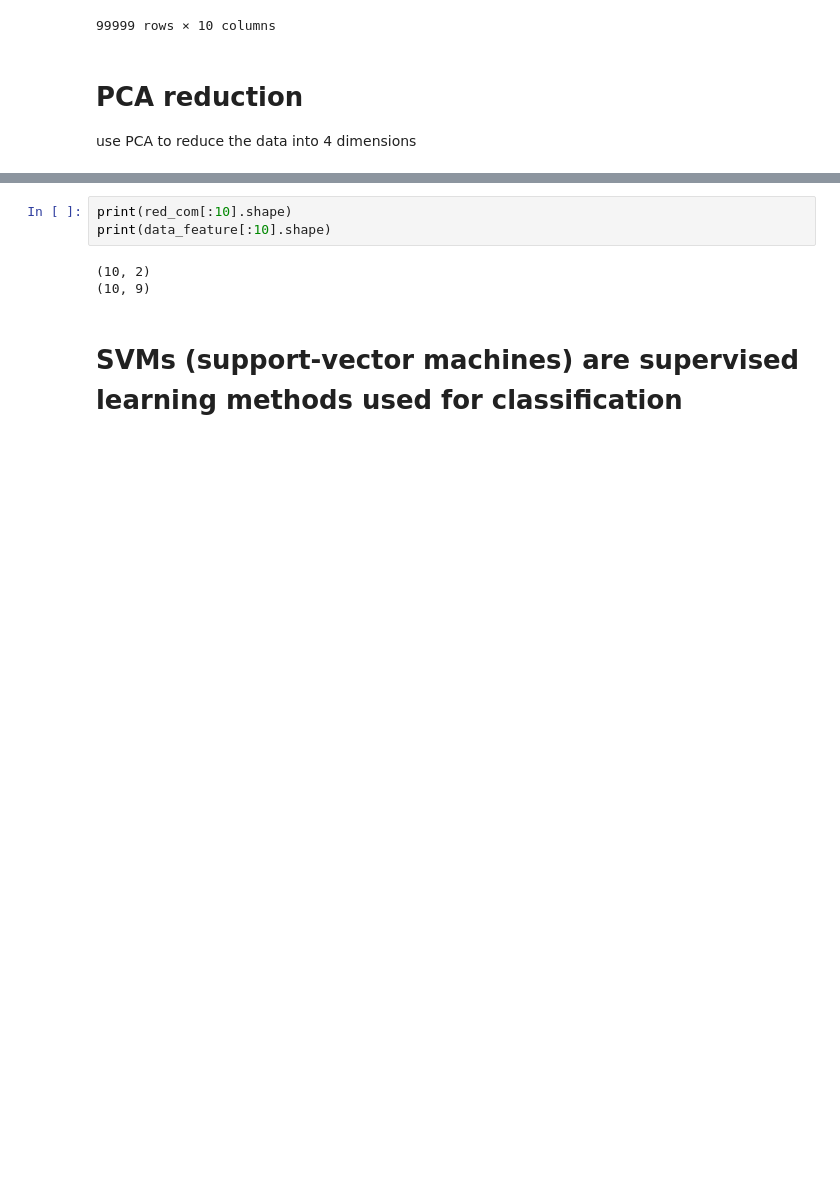
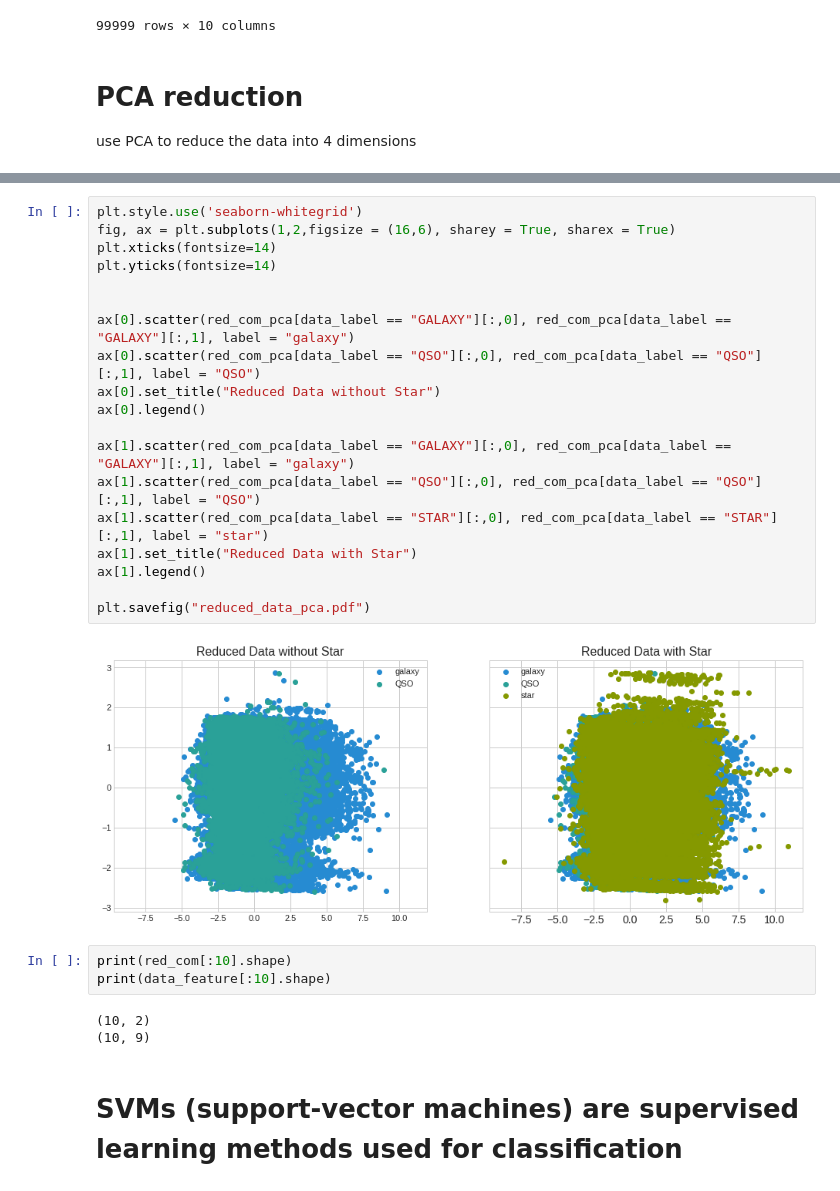
Before and after one commit to LiurongLin/IML_2022, a Jupyter notebook: A2/IML_Assignment_2.ipynb, the cells around one changed output, grey strips where cells are left out. Cells and saved outputs as stored; diff of their text form; blank space fills up the shorter version.

```diff
--- a/A2/IML_Assignment_2.ipynb
+++ b/A2/IML_Assignment_2.ipynb
@@ -158,3 +163,24 @@ plt.legend()
+# %%
+plt.style.use('seaborn-whitegrid')
+fig, ax = plt.subplots(1,2,figsize = (16,6), sharey = True, sharex = True)
+plt.xticks(fontsize=14)
+plt.yticks(fontsize=14)
+
+
+ax[0].scatter(red_com_pca[data_label == "GALAXY"][:,0], red_com_pca[data_label == "GALAXY"][:,1], label = "galaxy")
+ax[0].scatter(red_com_pca[data_label == "QSO"][:,0], red_com_pca[data_label == "QSO"][:,1], label = "QSO")
+ax[0].set_title("Reduced Data without Star")
+ax[0].legend()
+
+ax[1].scatter(red_com_pca[data_label == "GALAXY"][:,0], red_com_pca[data_label == "GALAXY"][:,1], label = "galaxy")
+ax[1].scatter(red_com_pca[data_label == "QSO"][:,0], red_com_pca[data_label == "QSO"][:,1], label = "QSO")
+ax[1].scatter(red_com_pca[data_label == "STAR"][:,0], red_com_pca[data_label == "STAR"][:,1], label = "star")
+ax[1].set_title("Reduced Data with Star")
+ax[1].legend()
+
+plt.savefig("reduced_data_pca.pdf")
+# %% [output]
+[figure, added]
 # %%
 print(red_com[:10].shape)
 print(data_feature[:10].shape)
```
Also changed, not shown: parts of 20 cells of this notebook.
